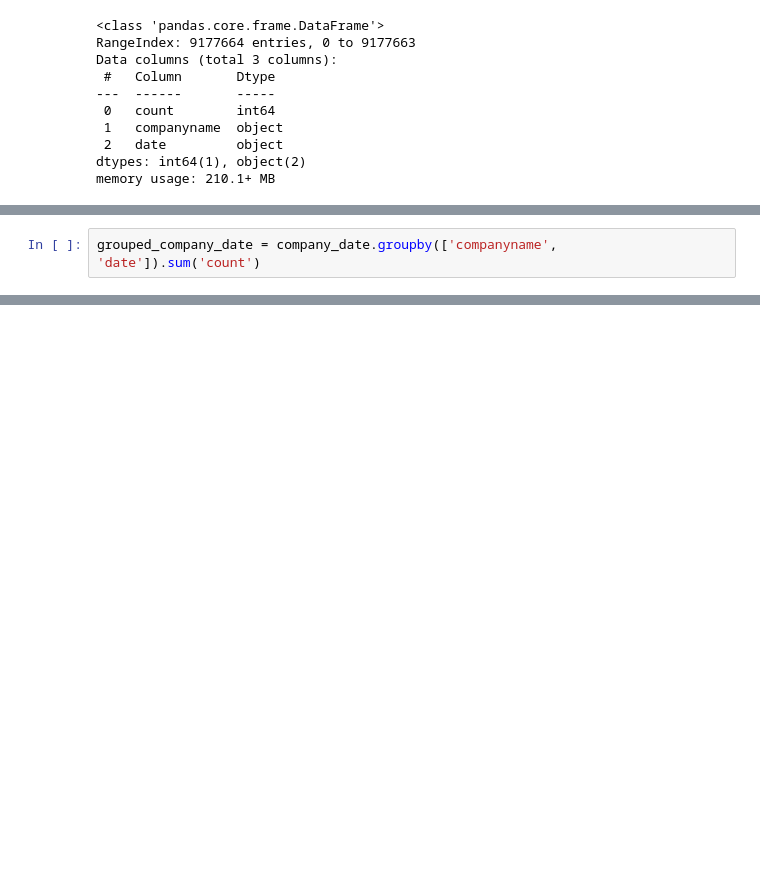
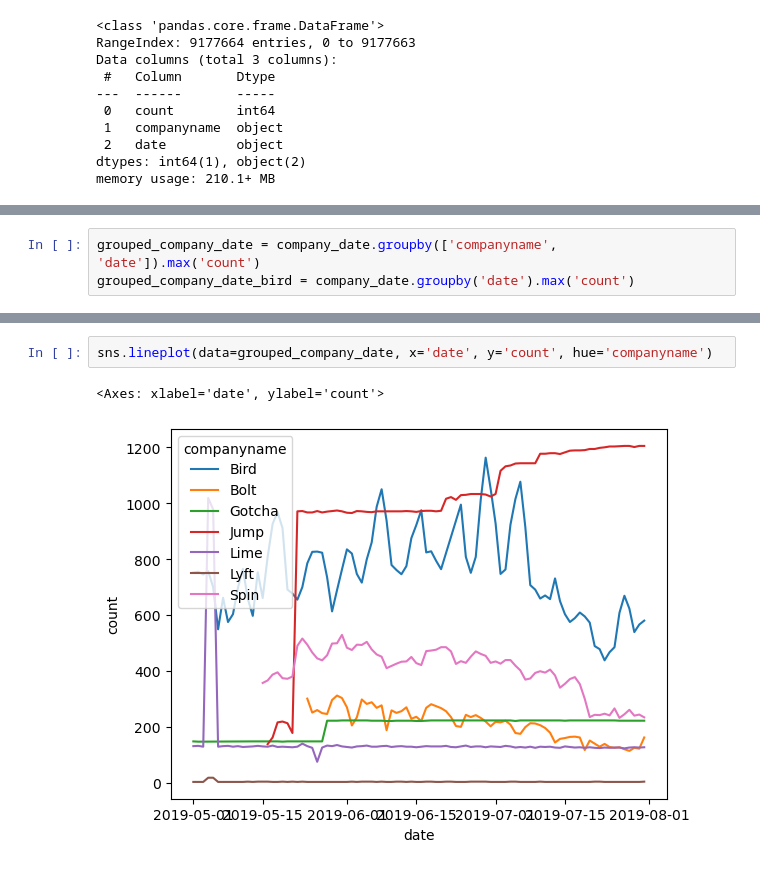
Before and after one commit to NSS-Data-Analytics-Cohort-10/scooters-group-2, a Jupyter notebook: notebooks/scooters1.ipynb, the cells around one changed output, grey strips where cells are left out. Saved outputs shown, nothing was run; the diff lists cells and outputs as text; blank space fills up the shorter version.

```diff
--- a/notebooks/scooters1.ipynb
+++ b/notebooks/scooters1.ipynb
@@ -283,2 +293,3 @@ memory usage: 210.1+ MB
 # %%
-grouped_company_date = company_date.groupby(['companyname', 'date']).sum('count')
+grouped_company_date = company_date.groupby(['companyname', 'date']).max('count')
+grouped_company_date_bird = company_date.groupby('date').max('count')
@@ -303,0 +321,5 @@ gcd
+# %%
+sns.lineplot(data=grouped_company_date, x='date', y='count', hue='companyname')
+# %% [output]
+<Axes: xlabel='date', ylabel='count'>
+[figure, added]
```
Also changed, not shown: parts of 12 cells of this notebook.
